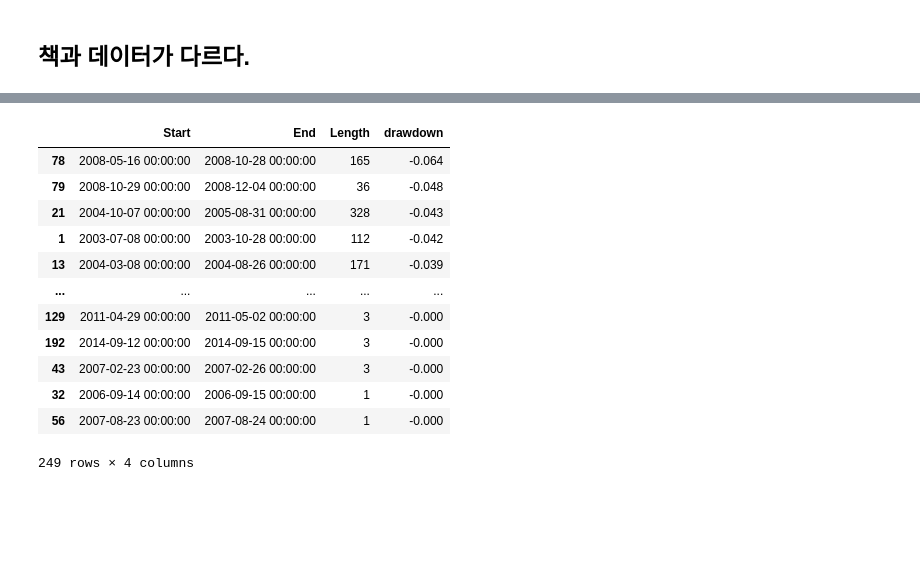
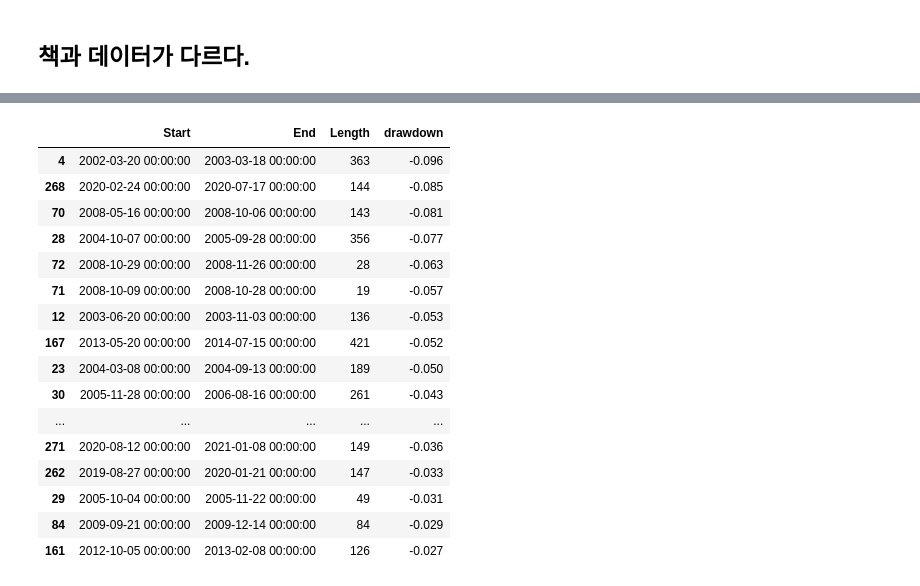
Before and after one commit to hermian/startetf, a Jupyter notebook: 3.29_변동성모멘텀혼합전략.ipynb, the cells around one changed output, grey strips where cells are left out. Drawn from its saved outputs; the diff is of its cells as text; code cells hidden in the pictures; blank space fills up the shorter version.

```diff
--- a/3.29_변동성모멘텀혼합전략.ipynb
+++ b/3.29_변동성모멘텀혼합전략.ipynb
@@ -67,3 +88,8 @@ start = '2003-6-28'
+# %%
+s = '2001-1-31'
+e = '2021-12-30'
+# e = '2022-02-23'
+start = '2002-2-1'
 # %%
 data = df[s:e].copy()
 data.info()
@@ -169,14 +224,14 @@ class WeighMomentumVolRatio(bt.Algo):
 
         return True
 # %%
-def strategy_momentum_vol(name, start, data, months=12, lag=pd.DateOffset(days=0), cash_name='현금'):
+def strategy_momentum_vol(name, start, data, months=12, cash_name='현금'):
     s = bt.Strategy(name,
             [
-                bt.algos.RunMonthly(run_on_end_of_period=True),
+                bt.algos.RunMonthly(run_on_end_of_period=False), # 월초
                 bt.algos.RunAfterDate(start),
                 bt.algos.SelectAll(),
                 #-------------------------------------------
-                WeighMomentumVolRatio(months, lag, cash_name),
+                WeighMomentumVolRatio(months, cash_name),
                 #-------------------------------------------
                 PrintTempWeights(),
                 bt.algos.Rebalance()
@@ -187,3 +242,6 @@ def strategy_momentum_vol(name, start, data, months=12, lag=pd.DateOffset(days=0
 ## 백테스팅 실행
 
 현금은 kbond3y
+# %%
+after_date = (datetime.strptime(start, '%Y-%m-%d') - pd.DateOffset(days=1)).strftime('%Y-%m-%d')
+after_date
@@ -190,6 +250,5 @@ def strategy_momentum_vol(name, start, data, months=12, lag=pd.DateOffset(days=0
 # %%
-bt_모멘텀변동성 = strategy_momentum_vol("모멘텀변동성", start, data,
-                                     12, pd.DateOffset(days=0), 'kbond3y')
+bt_모멘텀변동성 = strategy_momentum_vol("모멘텀변동성", after_date, data, 12, 'kbond3y')
 # %%
 r_모멘텀변동성 = bt.run(bt_모멘텀변동성)
 # %% [output]
@@ -352,16 +455,20 @@ r_all.backtests['모멘텀변동성'].stats.drawdown_details.sort_values(by="Len
 # %%
-r_all.backtests['모멘텀변동성'].stats.drawdown_details.sort_values('drawdown')
+r_all.backtests['모멘텀변동성'].stats.drawdown_details.sort_values('drawdown').head(20)
 # %% [output]
 |  | Start | End | Length | drawdown |
-| 78 | 2008-05-16 00:00:00 | 2008-10-28 00:00:00 | 165 | -0.064 |
-| 79 | 2008-10-29 00:00:00 | 2008-12-04 00:00:00 | 36 | -0.048 |
-| 21 | 2004-10-07 00:00:00 | 2005-08-31 00:00:00 | 328 | -0.043 |
-| 1 | 2003-07-08 00:00:00 | 2003-10-28 00:00:00 | 112 | -0.042 |
-| 13 | 2004-03-08 00:00:00 | 2004-08-26 00:00:00 | 171 | -0.039 |
+| 4 | 2002-03-20 00:00:00 | 2003-03-18 00:00:00 | 363 | -0.096 |
+| 268 | 2020-02-24 00:00:00 | 2020-07-17 00:00:00 | 144 | -0.085 |
+| 70 | 2008-05-16 00:00:00 | 2008-10-06 00:00:00 | 143 | -0.081 |
+| 28 | 2004-10-07 00:00:00 | 2005-09-28 00:00:00 | 356 | -0.077 |
+| 72 | 2008-10-29 00:00:00 | 2008-11-26 00:00:00 | 28 | -0.063 |
+| 71 | 2008-10-09 00:00:00 | 2008-10-28 00:00:00 | 19 | -0.057 |
+| 12 | 2003-06-20 00:00:00 | 2003-11-03 00:00:00 | 136 | -0.053 |
+| 167 | 2013-05-20 00:00:00 | 2014-07-15 00:00:00 | 421 | -0.052 |
+| 23 | 2004-03-08 00:00:00 | 2004-09-13 00:00:00 | 189 | -0.050 |
+| 30 | 2005-11-28 00:00:00 | 2006-08-16 00:00:00 | 261 | -0.043 |
 | ... | ... | ... | ... | ... |
-| 129 | 2011-04-29 00:00:00 | 2011-05-02 00:00:00 | 3 | -0.000 |
-| 192 | 2014-09-12 00:00:00 | 2014-09-15 00:00:00 | 3 | -0.000 |
-| 43 | 2007-02-23 00:00:00 | 2007-02-26 00:00:00 | 3 | -0.000 |
-| 32 | 2006-09-14 00:00:00 | 2006-09-15 00:00:00 | 1 | -0.000 |
-| 56 | 2007-08-23 00:00:00 | 2007-08-24 00:00:00 | 1 | -0.000 |
+| 271 | 2020-08-12 00:00:00 | 2021-01-08 00:00:00 | 149 | -0.036 |
+| 262 | 2019-08-27 00:00:00 | 2020-01-21 00:00:00 | 147 | -0.033 |
+| 29 | 2005-10-04 00:00:00 | 2005-11-22 00:00:00 | 49 | -0.031 |
+| 84 | 2009-09-21 00:00:00 | 2009-12-14 00:00:00 | 84 | -0.029 |
+| 161 | 2012-10-05 00:00:00 | 2013-02-08 00:00:00 | 126 | -0.027 |
-249 rows × 4 columns
```
Also changed, not shown: parts of 20 cells of this notebook.
